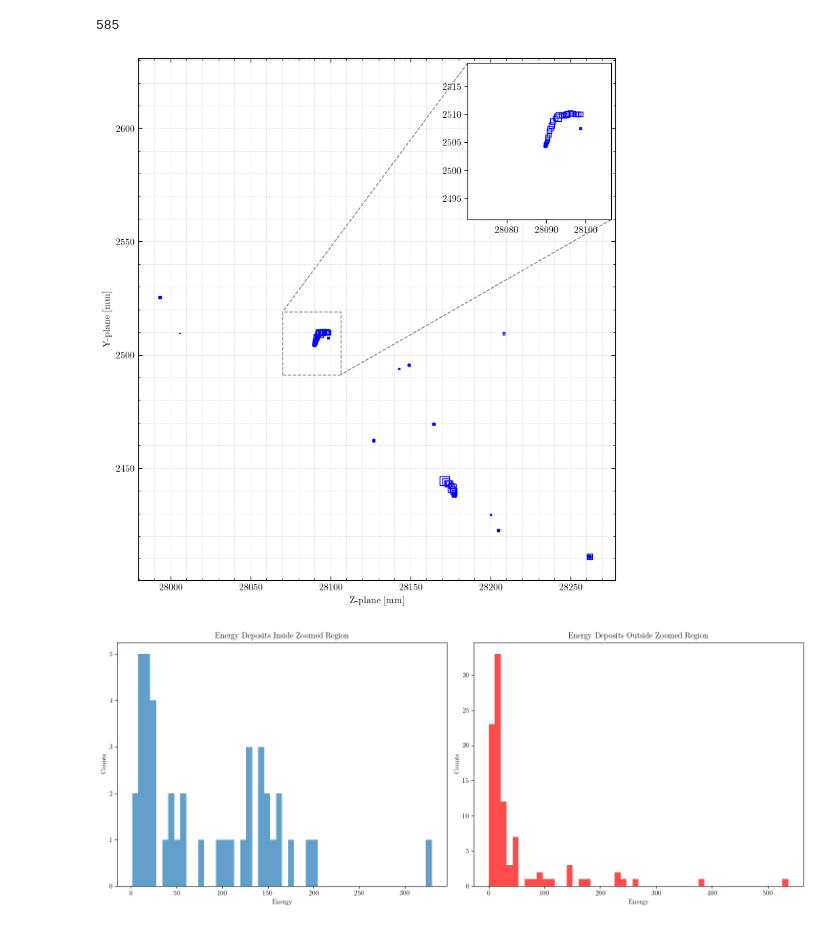
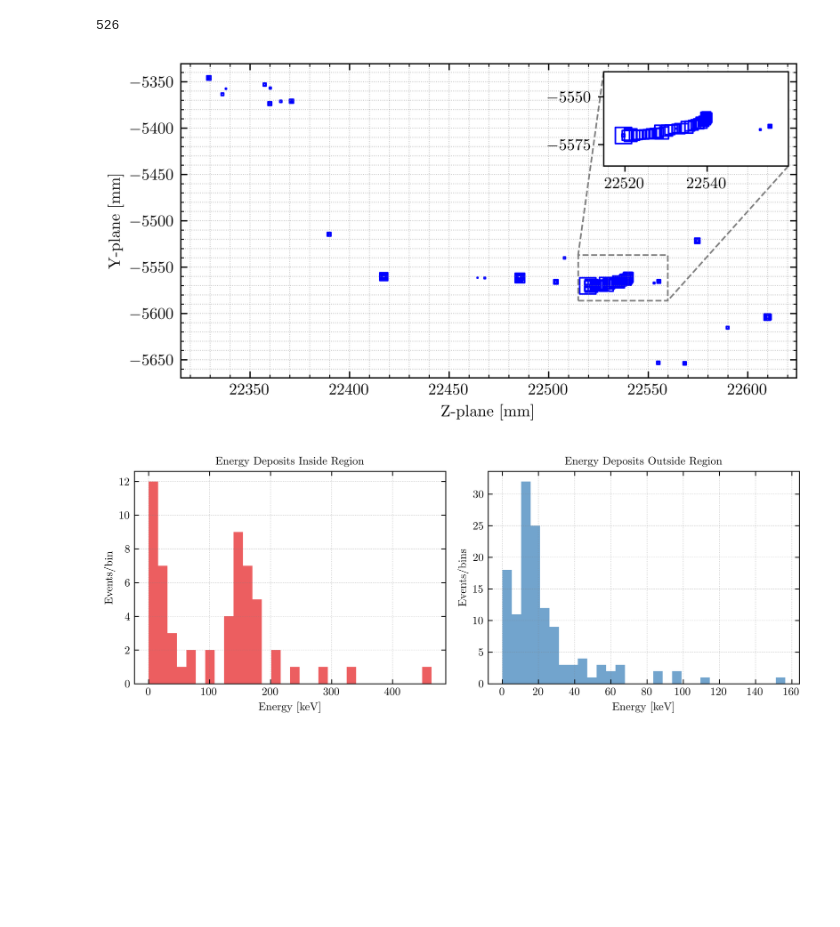
Before and after one commit to njlane314/lumilar, a Jupyter notebook: system/analysis/truth_event_display.ipynb, the cells around one changed output. Drawn from its saved outputs; the diff is of its cells as text; code cells hidden in the pictures; blank space fills up the shorter version.

```diff
--- a/system/analysis/truth_event_display.ipynb
+++ b/system/analysis/truth_event_display.ipynb
@@ -69,7 +69,7 @@ def plot_event_display(data_dict, event_name, event_index):
     mpl.rc('font', **{'family': 'serif', 'serif': ['Computer Modern']})
     mpl.rc('text', usetex=True)
 
-    fig = plt.figure(figsize=(12, 10))
+    fig = plt.figure(figsize=(9, 3.5), dpi=800)
     gs = gridspec.GridSpec(1, 2, width_ratios=[5, 1])  # 5:1 ratio for main plot to histogram
 
     ax = plt.subplot(gs[0])  # Main scatter plot
@@ -89,7 +89,7 @@ def plot_event_display(data_dict, event_name, event_index):
     ax.grid(which='both', linestyle=':', linewidth=0.5, color='gray', alpha=0.5)
 
     # Find densest region in z-y space for the zoom-in
-    h, xedges, yedges = np.histogram2d(z, y, bins=30)
+    h, xedges, yedges = np.histogram2d(z, y, bins=25)
     idx = np.unravel_index(h.argmax(), h.shape)
     z_center, y_center = (xedges[idx[0]] + xedges[idx[0] + 1]) / 2, (yedges[idx[1]] + yedges[idx[1] + 1]) / 2
     width = xedges[1] - xedges[0]
@@ -99,16 +99,27 @@ def plot_event_display(data_dict, event_name, event_index):
     energy_in_zoom = energy[in_zoom]
     energy_out_zoom = energy[~in_zoom]
 
-    fig2, ax2 = plt.subplots(1, 2, figsize=(15, 6))
-    ax2[0].hist(energy_in_zoom, bins=50, alpha=0.7, label="Inside Zoom")
-    ax2[0].set_title("Energy Deposits Inside Zoomed Region")
-    ax2[0].set_xlabel("Energy")
-    ax2[0].set_ylabel("Counts")
+    colors = ['#E41A1C', '#377EB8']
 
-    ax2[1].hist(energy_out_zoom, bins=50, alpha=0.7, label="Outside Zoom", color="red")
-    ax2[1].set_title("Energy Deposits Outside Zoomed Region")
-    ax2[1].set_xlabel("Energy")
-    ax2[1].set_ylabel("Counts")
+    fig2, ax2 = plt.subplots(1, 2, figsize=(9, 3.5), dpi=800)
+
+    # First histogram (Inside Zoom)
+    ax2[0].hist(energy_in_zoom, bins=30, alpha=0.7, label="Inside Zoom", color=colors[0])
+    ax2[0].set_title("Energy Deposits Inside Region", fontsize=10)
+    ax2[0].set_xlabel("Energy [keV]")
+    ax2[0].set_ylabel("Events/bin")
+    ax2[0].grid(which='both', linestyle=':', linewidth=0.5, color='gray', alpha=0.5)
+    ax2[0].tick_params(which='both', direction='in', top=True, right=True, length=4)
+    ax2[0].tick_params(which='minor', length=2)
+
+    # Second histogram (Outside Zoom)
+    ax2[1].hist(energy_out_zoom, bins=30, alpha=0.7, label="Outside Zoom", color=colors[1])
+    ax2[1].set_title("Energy Deposits Outside Region", fontsize=10)
+    ax2[1].set_xlabel("Energy [keV]")
+    ax2[1].set_ylabel("Events/bins")
+    ax2[1].grid(which='both', linestyle=':', linewidth=0.5, color='gray', alpha=0.5)
+    ax2[1].tick_params(which='both', direction='in', top=True, right=True, length=4)
+    ax2[1].tick_params(which='minor', length=2)
 
     axins = inset_axes(ax, width="30%", height="30%", loc="upper right")
     axins.scatter(z, y, facecolors='none', edgecolors='blue', s=s, marker='s')
@@ -123,11 +134,11 @@ def plot_event_display(data_dict, event_name, event_index):
 # %%
 random_index = np.random.randint(1, 900)
 print(random_index)
-plot_event_display(data_dict, "marley_HEP_CC", random_index)
+plot_event_display(data_dict, "marley_HEP_CC", 46)
 # %% [output]
-585
+526
-[figure, old version]
+[figure, new version]
-[figure, old version]
+[figure, new version]
 # %%
 random_index = np.random.randint(1, 900)
 print(random_index)
```
Also changed, not shown: parts of 2 cells of this notebook, 21 other files.
